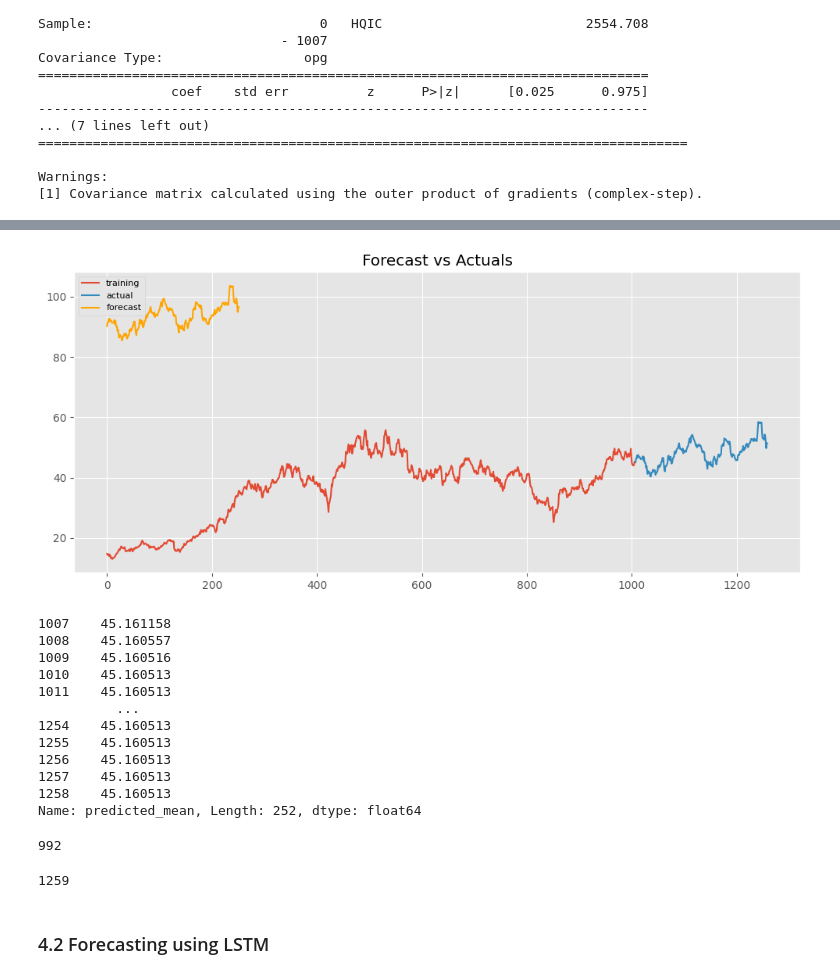
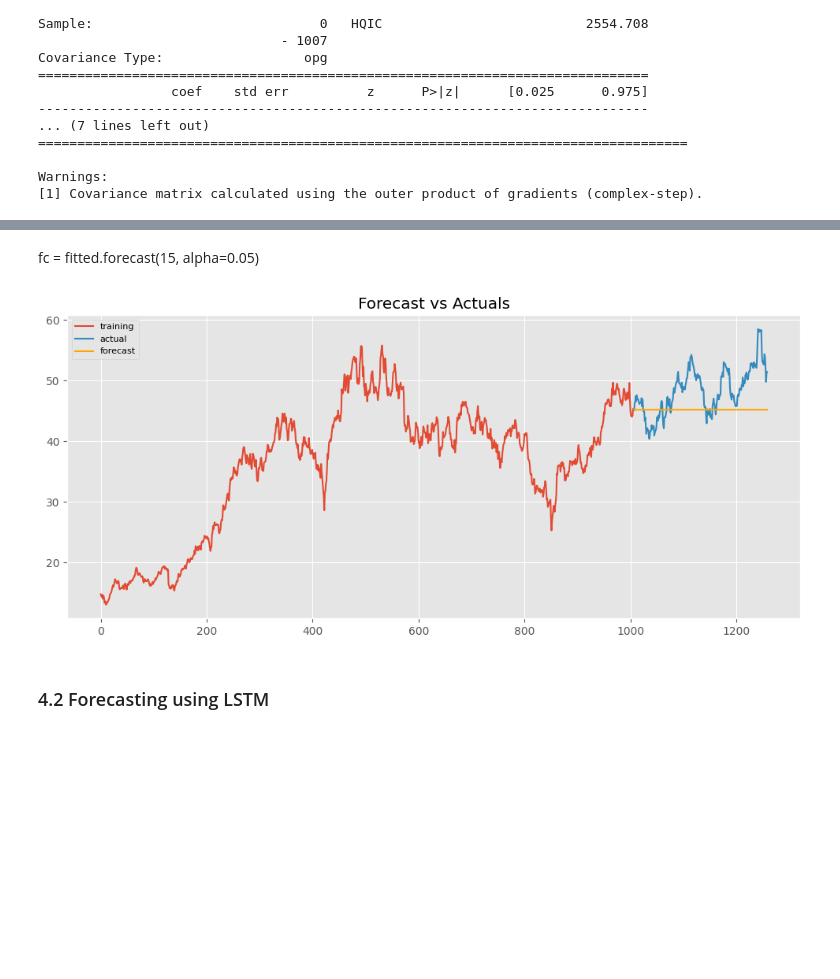
Before and after one commit to wangyeye66/5221-Final-Project, a Jupyter notebook: Code_5221.ipynb, the cells around one changed output, grey strips where cells are left out. Cells and saved outputs as stored; diff of their text form; code cells hidden in the pictures; blank space fills up the shorter version.

```diff
--- a/Code_5221.ipynb
+++ b/Code_5221.ipynb
@@ -491,0 +454,2 @@ new
+# %% [markdown]
+fc = fitted.forecast(15, alpha=0.05)
@@ -492,35 +458,12 @@ new
 # %%
 plt.figure(figsize=(12,5), dpi=100)
 plt.plot(train, label='training')
 plt.plot(test, label='actual')
-plt.plot(new, label='forecast',color='orange')
+plt.plot(fc, label='forecast',color='orange')
 plt.title('Forecast vs Actuals')
 plt.legend(loc='upper left', fontsize=8)
 plt.show()
 # %% [output]
-[figure, old version]
+[figure, new version]
-# %%
-fc
-# %% [output]
-1007    45.161158
-1008    45.160557
-1009    45.160516
-1010    45.160513
-1011    45.160513
-          ...
-1254    45.160513
-1255    45.160513
-1256    45.160513
-1257    45.160513
-1258    45.160513
-Name: predicted_mean, Length: 252, dtype: float64
-# %%
-len(fc1)
-# %% [output]
-992
-# %%
-len(ALL_1.close)
-# %% [output]
-1259
 # %% [markdown]
 ### 4.2 Forecasting using LSTM
```
Also changed, not shown: parts of 10 cells of this notebook.
